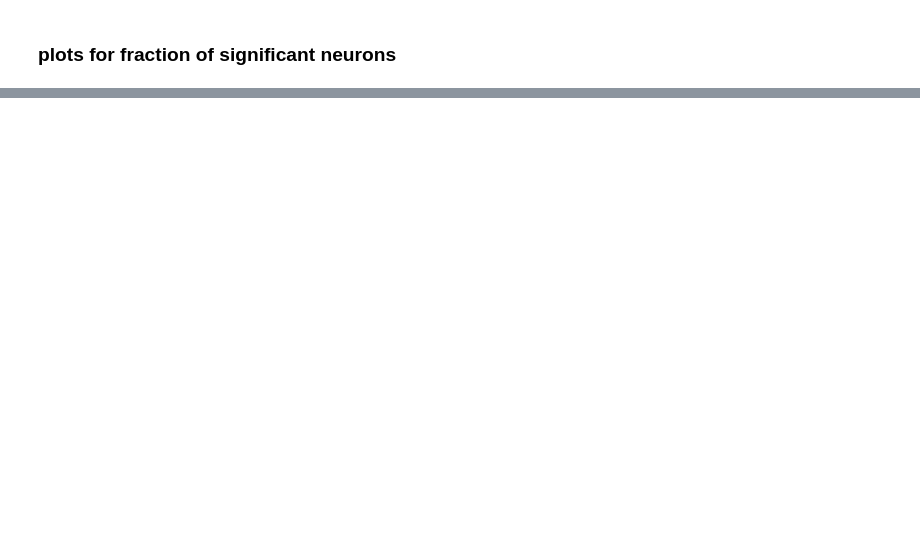
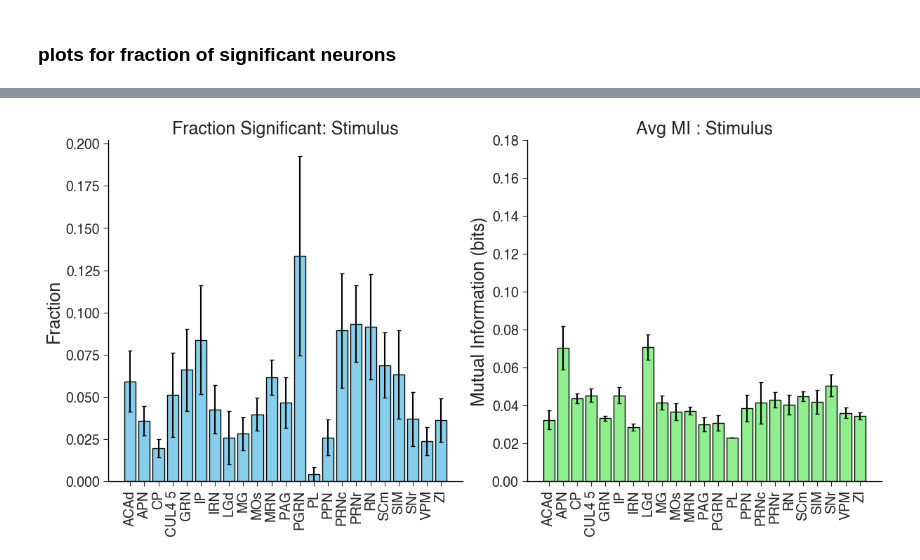
Before and after one commit to debottamKundu/ibl-partial-info-decomp, a Jupyter notebook: notebooks/cleaner_rsi_plots.ipynb, the cells around one changed output, grey strips where cells are left out. Saved outputs shown, nothing was run; the diff lists cells and outputs as text; code cells hidden in the pictures; blank space fills up the shorter version.

```diff
--- a/notebooks/cleaner_rsi_plots.ipynb
+++ b/notebooks/cleaner_rsi_plots.ipynb
@@ -294,7 +306,7 @@ important_regions = [f.rstrip(".pkl") for f in important_regions]
 important_regions.sort()
 
 # Data containers
-region_stats = {
+region_stats_stim = {
     "names": [],
     "frac_mean": [],
     "frac_std": [],
@@ -341,16 +353,16 @@ for region in important_regions:
         avg_mis = np.array(avg_mis)
 
         # Store Aggregated Stats (Mean across sessions)
-        region_stats["names"].append(region)
+        region_stats_stim["names"].append(region)
 
-        region_stats["frac_mean"].append(np.nanmean(fractions))
-        region_stats["frac_std"].append(np.nanstd(fractions) / np.sqrt(len(fractions)))
+        region_stats_stim["frac_mean"].append(np.nanmean(fractions))
+        region_stats_stim["frac_std"].append(np.nanstd(fractions) / np.sqrt(len(fractions)))
 
-        region_stats["num_mean"].append(np.nanmean(counts))
-        region_stats["num_std"].append(np.nanstd(counts))
+        region_stats_stim["num_mean"].append(np.nanmean(counts))
+        region_stats_stim["num_std"].append(np.nanstd(counts))
 
-        region_stats["mi_mean"].append(np.nanmean(avg_mis))
-        region_stats["mi_std"].append(np.nanstd(avg_mis) / np.sqrt(len(avg_mis)))
+        region_stats_stim["mi_mean"].append(np.nanmean(avg_mis))
+        region_stats_stim["mi_std"].append(np.nanstd(avg_mis) / np.sqrt(len(avg_mis)))
 
     except Exception as e:
         print(f"Error processing {region}: {e}")
@@ -359,43 +371,45 @@ for region in important_regions:
 fig, axes = plt.subplots(1, 2, figsize=(12, 6), constrained_layout=True)
 
 # Helper for plotting
-x_pos = np.arange(len(region_stats["names"]))
+x_pos = np.arange(len(region_stats_stim["names"]))
 bar_width = 0.6
 
 # 1. Fraction Plot
 axes[0].bar(
     x_pos,
-    region_stats["frac_mean"],
-    yerr=region_stats["frac_std"],
+    region_stats_stim["frac_mean"],
+    yerr=region_stats_stim["frac_std"],
     align="center",
     capsize=2,
     color="skyblue",
     edgecolor="k",
 )
 axes[0].set_title("Fraction Significant: Stimulus")
 axes[0].set_ylabel("Fraction")
 
 # 3. MI Plot (Intensity of encoding)
 axes[1].bar(
     x_pos,
-    region_stats["mi_mean"],
-    yerr=region_stats["mi_std"],
+    region_stats_stim["mi_mean"],
+    yerr=region_stats_stim["mi_std"],
     align="center",
     capsize=2,
     color="lightgreen",
     edgecolor="k",
 )
 axes[1].set_title("Avg MI : Stimulus")
 axes[1].set_ylabel("Mutual Information (bits)")
 
 # Formatting all axes
 for ax in axes:
     ax.set_xticks(x_pos)
-    ax.set_xticklabels(region_stats["names"], rotation=90)
+    ax.set_xticklabels(region_stats_stim["names"], rotation=90)
 
 axes[1].set_ylim(0, 0.18)
 
 plt.savefig(
     "../reports/figures/stimulus_neurons_mi.png", dpi=300, bbox_inches="tight", facecolor="white"
 )
+# %% [output]
+[figure, added]
 # %%
```
Also changed, not shown: parts of 14 cells of this notebook, 6 other files.
